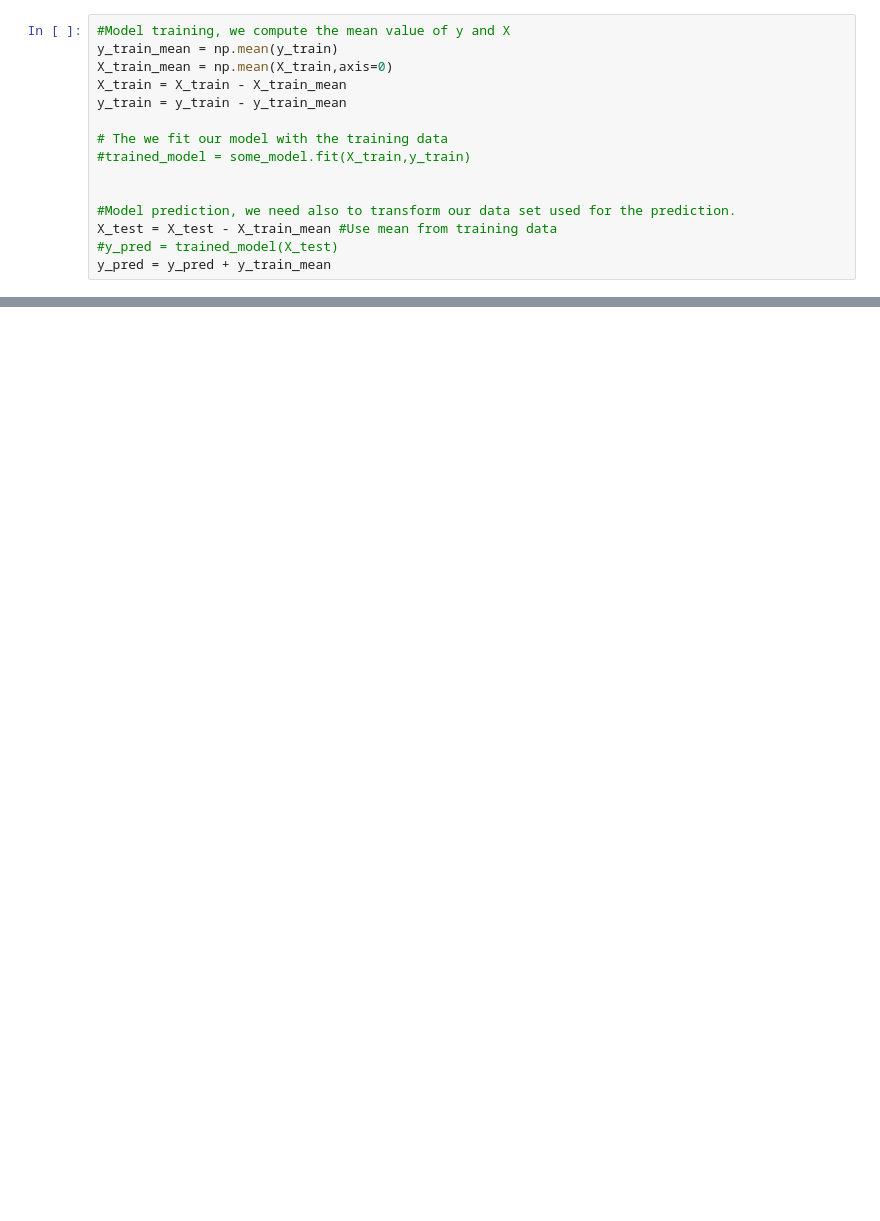
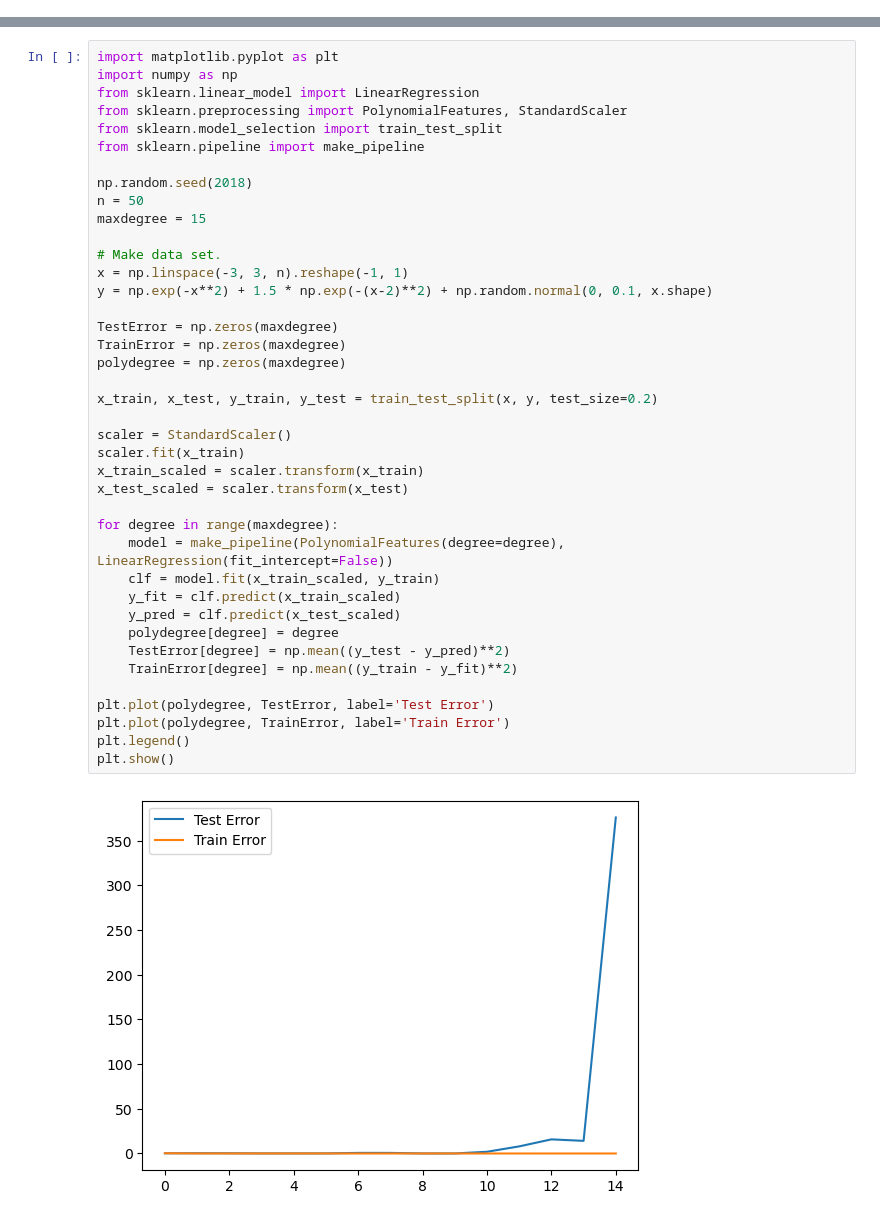
Before and after one commit to sphia-g/ML24UiO, a Jupyter notebook: week35.ipynb, the cells around one changed output, grey strips where cells are left out. Cells and saved outputs as stored; diff of their text form; blank space fills up the shorter version.

```diff
--- a/week35.ipynb
+++ b/week35.ipynb
@@ -977,15 +0,0 @@ on your eventual new data set  before making a prediction. If we translate this
-# %%
-#Model training, we compute the mean value of y and X
-y_train_mean = np.mean(y_train)
-X_train_mean = np.mean(X_train,axis=0)
-X_train = X_train - X_train_mean
-y_train = y_train - y_train_mean
-
-# The we fit our model with the training data
-#trained_model = some_model.fit(X_train,y_train)
-
-
-#Model prediction, we need also to transform our data set used for the prediction.
-X_test = X_test - X_train_mean #Use mean from training data
-#y_pred = trained_model(X_test)
-y_pred = y_pred + y_train_mean
@@ -2374,0 +197,42 @@ This equation does not lead to a nice analytical equation as in either Ridge reg
+# %%
+import matplotlib.pyplot as plt
+import numpy as np
+from sklearn.linear_model import LinearRegression
+from sklearn.preprocessing import PolynomialFeatures, StandardScaler
+from sklearn.model_selection import train_test_split
+from sklearn.pipeline import make_pipeline
+
+np.random.seed(2018)
+n = 50
+maxdegree = 15
+
+# Make data set.
+x = np.linspace(-3, 3, n).reshape(-1, 1)
+y = np.exp(-x**2) + 1.5 * np.exp(-(x-2)**2) + np.random.normal(0, 0.1, x.shape)
+
+TestError = np.zeros(maxdegree)
+TrainError = np.zeros(maxdegree)
+polydegree = np.zeros(maxdegree)
+
+x_train, x_test, y_train, y_test = train_test_split(x, y, test_size=0.2)
+
+scaler = StandardScaler()
+scaler.fit(x_train)
+x_train_scaled = scaler.transform(x_train)
+x_test_scaled = scaler.transform(x_test)
+
+for degree in range(maxdegree):
+    model = make_pipeline(PolynomialFeatures(degree=degree), LinearRegression(fit_intercept=False))
+    clf = model.fit(x_train_scaled, y_train)
+    y_fit = clf.predict(x_train_scaled)
+    y_pred = clf.predict(x_test_scaled)
+    polydegree[degree] = degree
+    TestError[degree] = np.mean((y_test - y_pred)**2)
+    TrainError[degree] = np.mean((y_train - y_fit)**2)
+
+plt.plot(polydegree, TestError, label='Test Error')
+plt.plot(polydegree, TrainError, label='Train Error')
+plt.legend()
+plt.show()
+# %% [output]
+[figure, added]
```
Also changed, not shown: parts of 422 cells of this notebook.
